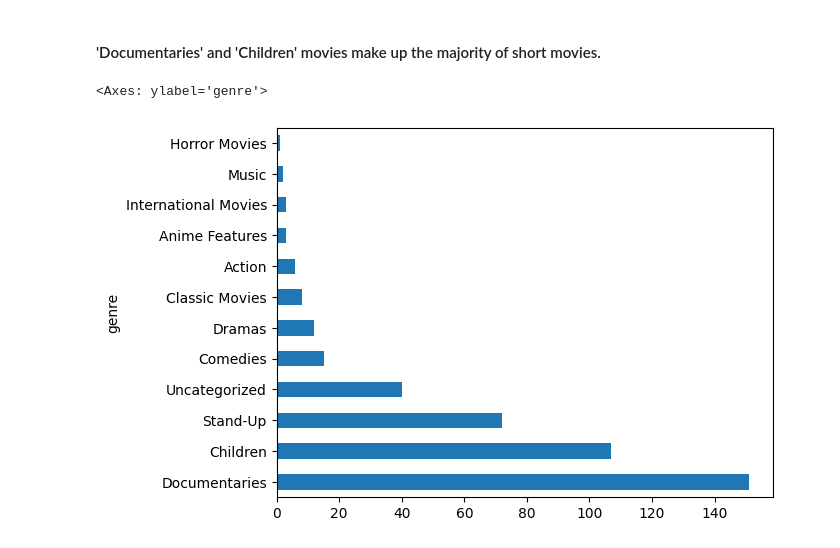
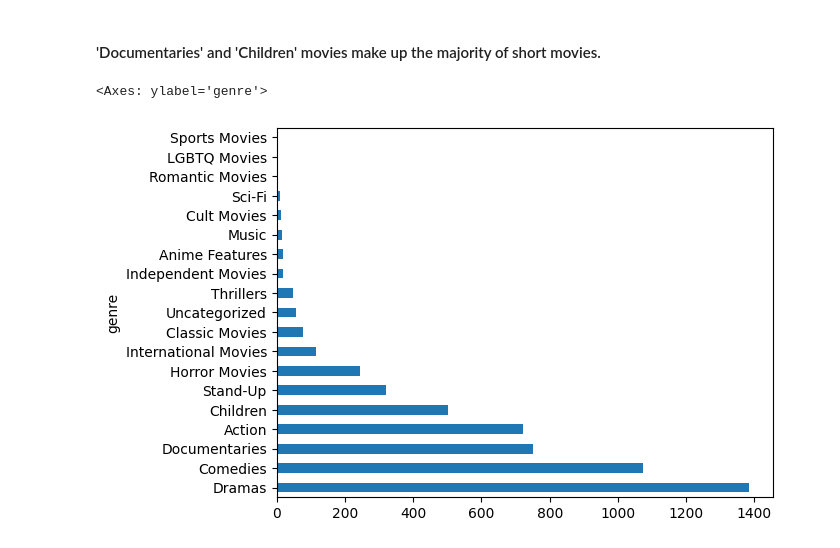
Before and after one commit to kingkingori/dataCamp-Investigating-Neflix-Movies, a Jupyter notebook: netflix_data.ipynb, the cells around one changed output. Cells and saved outputs as stored; diff of their text form; code cells hidden in the pictures.

```diff
--- a/netflix_data.ipynb
+++ b/netflix_data.ipynb
@@ -22,7 +22,7 @@ netflix_df
 | 7786 | s7787 | Movie | ZZ TOP: THAT LITTLE OL' BAND FROM... | Sam Dunn | NaN | United Kingdom | March 1, 2020 | 2019 | 90 | ... |
 7787 rows × 11 columns
 # %%
-netflix_subset = netflix_df[netflix_df['type'] != 'TV Show']
+netflix_subset = netflix_df[netflix_df['type'] == 'Movie']
 netflix_subset
 # %% [output]
 |  | show_id | type | title | director | cast | country | date_added | release_year | duration | ... |
@@ -75,8 +75,8 @@ short_movies
 # %% [markdown]
 #### 'Documentaries' and 'Children' movies make up the majority of short movies.
 # %%
-short_movies.groupby('genre')['genre'].value_counts().sort_values(ascending=False)
-short_movies.groupby('genre')['genre'].value_counts().sort_values(ascending=False).plot(kind='barh')
+netflix_movies.groupby('genre')['genre'].value_counts().sort_values(ascending=False)
+netflix_movies.groupby('genre')['genre'].value_counts().sort_values(ascending=False).plot(kind='barh')
 # %% [output]
 <Axes: ylabel='genre'>
-[figure, old version]
+[figure, new version]
```
Also changed, not shown: parts of 6 cells of this notebook.
